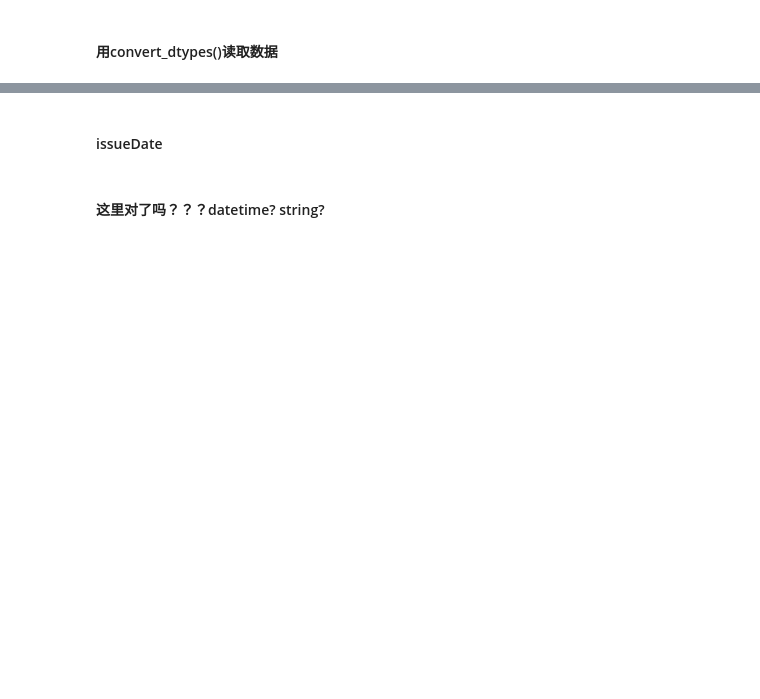
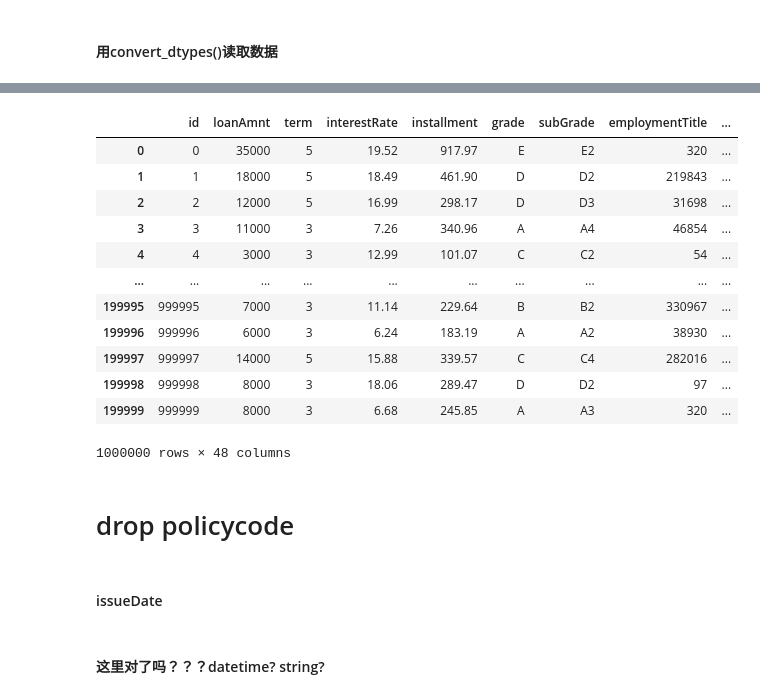
Before and after one commit to elsieyin/FengKo, a Jupyter notebook: baseline.ipynb, the cells around one changed output, grey strips where cells are left out. Saved outputs shown, nothing was run; the diff lists cells and outputs as text; code cells hidden in the pictures; blank space fills up the shorter version.

Commit message:
+df=train+*test, 'emplyeeTitle'=>Int
1. +test-na,
2. *baseline:
2.1 +df=train+*test,
2.2 'emplyeeTitle' float=>Int
3. + reduce_mem

```diff
--- a/baseline.ipynb
+++ b/baseline.ipynb
@@ -20,4 +20,4 @@ warnings.filterwarnings('ignore')
 #### 用convert_dtypes()读取数据
 # %%
 train = pd.read_csv('./input/train.csv').convert_dtypes(convert_string=False)
-testa = pd.read_csv('./input/testA.csv').convert_dtypes(convert_string=False)
+test = pd.read_csv('./input/testA.csv').convert_dtypes(convert_string=False)
@@ -23,0 +34,24 @@ testa = pd.read_csv('./input/testA.csv').convert_dtypes(convert_string=False)
+# %%
+pd.set_option('display.max_columns', None)
+pd.set_option('display.max_rows', 20)
+# %%
+TARGET = 'isDefault'
+train['flag'] = 'train'
+test['flag'] = 'test'
+test[TARGET] = -1
+df = pd.concat([train, test])
+df
+# %% [output]
+|  | id | loanAmnt | term | interestRate | installment | grade | subGrade | employmentTitle | ... |
+| 0 | 0 | 35000 | 5 | 19.52 | 917.97 | E | E2 | 320 | ... |
+| 1 | 1 | 18000 | 5 | 18.49 | 461.90 | D | D2 | 219843 | ... |
+| 2 | 2 | 12000 | 5 | 16.99 | 298.17 | D | D3 | 31698 | ... |
+| 3 | 3 | 11000 | 3 | 7.26 | 340.96 | A | A4 | 46854 | ... |
+| 4 | 4 | 3000 | 3 | 12.99 | 101.07 | C | C2 | 54 | ... |
+| ... | ... | ... | ... | ... | ... | ... | ... | ... | ... |
+| 199995 | 999995 | 7000 | 3 | 11.14 | 229.64 | B | B2 | 330967 | ... |
+| 199996 | 999996 | 6000 | 3 | 6.24 | 183.19 | A | A2 | 38930 | ... |
+| 199997 | 999997 | 14000 | 5 | 15.88 | 339.57 | C | C4 | 282016 | ... |
+| 199998 | 999998 | 8000 | 3 | 18.06 | 289.47 | D | D2 | 97 | ... |
+| 199999 | 999999 | 8000 | 3 | 6.68 | 245.85 | A | A3 | 320 | ... |
+1000000 rows × 48 columns
@@ -24,3 +63,5 @@ testa = pd.read_csv('./input/testA.csv').convert_dtypes(convert_string=False)
+# %% [markdown]
+# drop policycode
 # %%
 # train.dtypes Int
 # %% [markdown]
```
Also changed, not shown: parts of 28 cells of this notebook, 1 other file.
